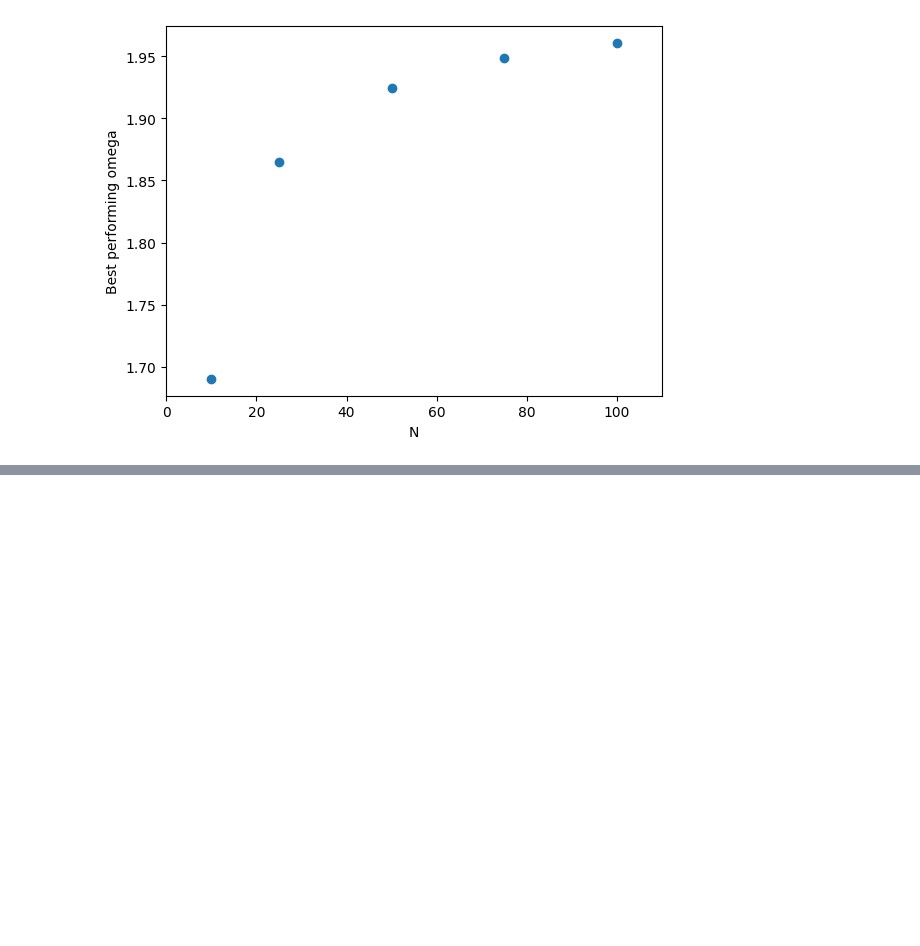
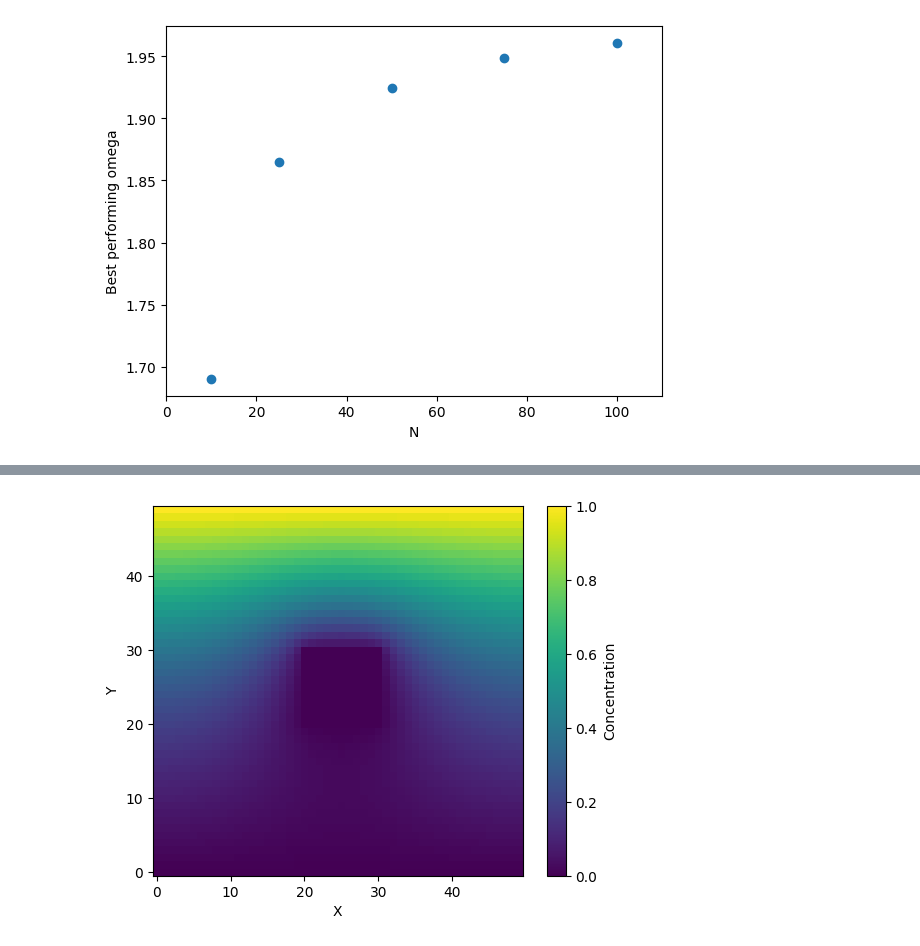
Before and after one commit to JTimmr/Scientific_Computing_1, a Jupyter notebook: diffusion.ipynb, the cells around one changed output, grey strips where cells are left out. Saved outputs shown, nothing was run; the diff lists cells and outputs as text; code cells hidden in the pictures; blank space fills up the shorter version.

```diff
--- a/diffusion.ipynb
+++ b/diffusion.ipynb
@@ -449,0 +574,11 @@ fig
+# %%
+init_state = masked_object(L=1, dx=0.02, N=N, loc = 'center')
+ys, iterations, final_frame = SOR_convegence(initial_condition, init_state, D, dt, dx, N, T, [] , 1.9, 1e-8)
+plt.imshow(final_frame, cmap='viridis', origin='lower')
+plt.colorbar(label='Concentration')
+plt.xlabel('X')
+plt.ylabel('Y')
+
+plt.show()
+# %% [output]
+[figure, added]
```
Also changed, not shown: parts of 10 cells of this notebook, 2 other files.
